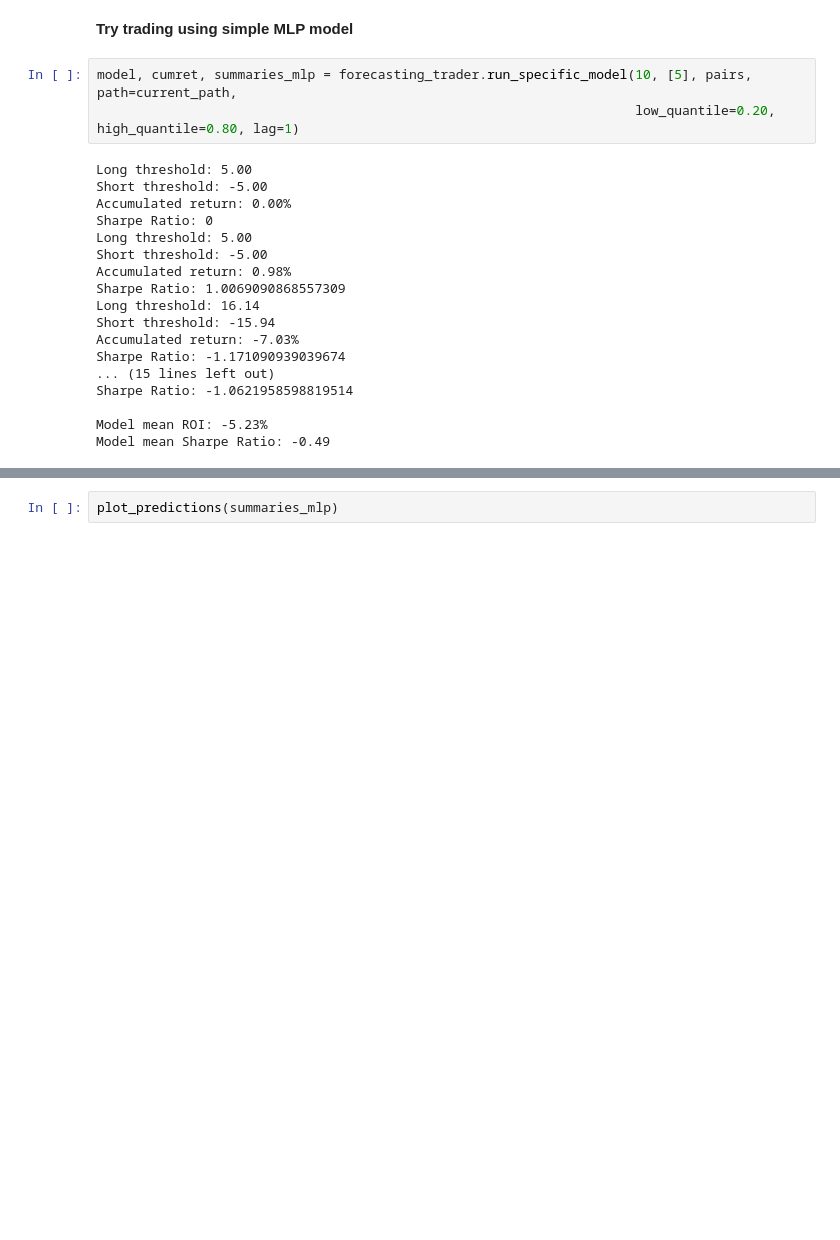
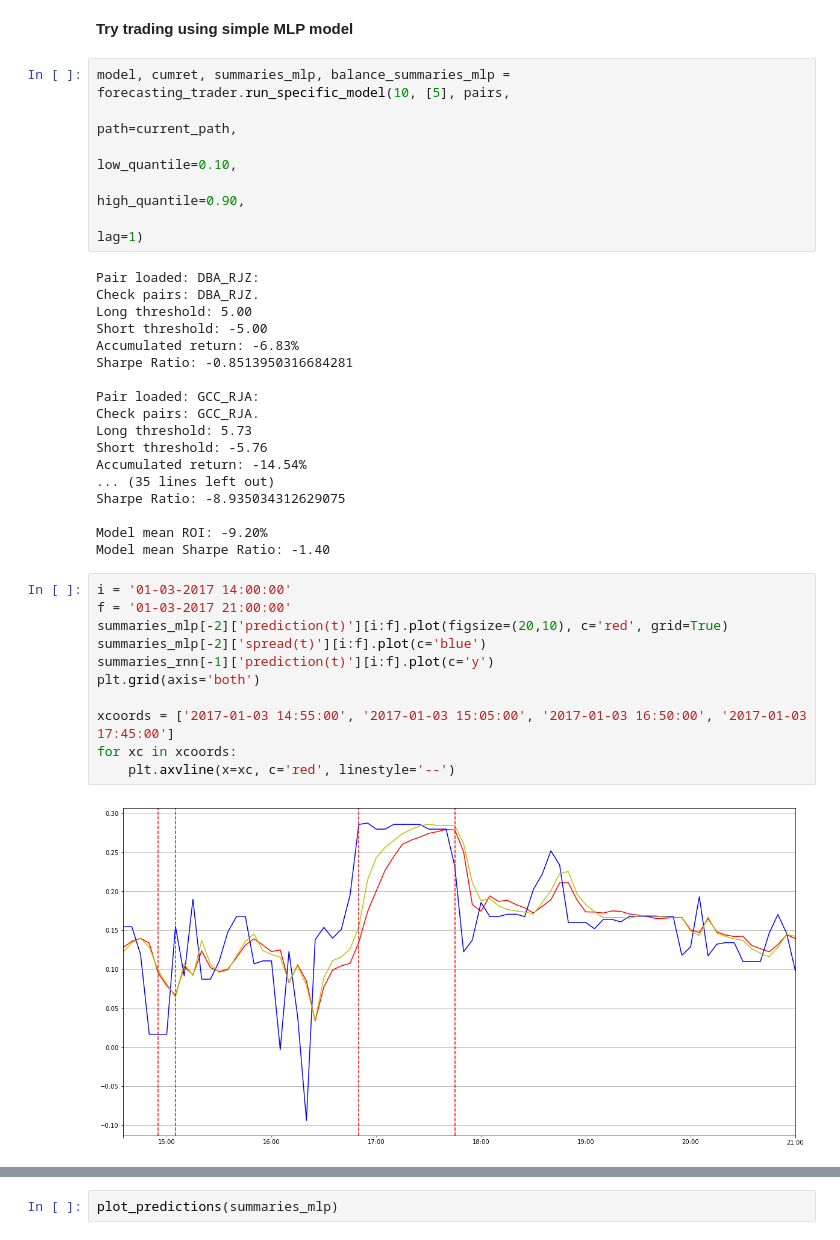
Before and after one commit to simaomsarmento/PairsTrading, a Jupyter notebook: PairsTrading_CommodityETFs-Forecasting_2009_2019.ipynb, the cells around one changed output, grey strips where cells are left out. Saved outputs shown, nothing was run; the diff lists cells and outputs as text; blank space fills up the shorter version.

```diff
--- a/PairsTrading_CommodityETFs-Forecasting_2009_2019.ipynb
+++ b/PairsTrading_CommodityETFs-Forecasting_2009_2019.ipynb
@@ -671,23 +657,39 @@ best_score
 # %% [markdown]
 **Try trading using simple MLP model**
 # %%
-model, cumret, summaries_mlp = forecasting_trader.run_specific_model(10, [5], pairs, path=current_path,
-                                                                     low_quantile=0.20, high_quantile=0.80, lag=1)
+model, cumret, summaries_mlp, balance_summaries_mlp = forecasting_trader.run_specific_model(10, [5], pairs,
+                                                                                            path=current_path,
+                                                                                            low_quantile=0.10,
+                                                                                            high_quantile=0.90,
+                                                                                            lag=1)
 # %% [output]
+Pair loaded: DBA_RJZ:
+Check pairs: DBA_RJZ.
 Long threshold: 5.00
 Short threshold: -5.00
-Accumulated return: 0.00%
-Sharpe Ratio: 0
-Long threshold: 5.00
-Short threshold: -5.00
-Accumulated return: 0.98%
-Sharpe Ratio: 1.0069090868557309
-Long threshold: 16.14
-Short threshold: -15.94
-Accumulated return: -7.03%
-Sharpe Ratio: -1.171090939039674
-... (15 lines left out)
-Sharpe Ratio: -1.0621958598819514
+Accumulated return: -6.83%
+Sharpe Ratio: -0.8513950316684281
 
-Model mean ROI: -5.23%
-Model mean Sharpe Ratio: -0.49
+Pair loaded: GCC_RJA:
+Check pairs: GCC_RJA.
+Long threshold: 5.73
+Short threshold: -5.76
+Accumulated return: -14.54%
+... (35 lines left out)
+Sharpe Ratio: -8.935034312629075
+
+Model mean ROI: -9.20%
+Model mean Sharpe Ratio: -1.40
+# %%
+i = '01-03-2017 14:00:00'
+f = '01-03-2017 21:00:00'
+summaries_mlp[-2]['prediction(t)'][i:f].plot(figsize=(20,10), c='red', grid=True)
+summaries_mlp[-2]['spread(t)'][i:f].plot(c='blue')
+summaries_rnn[-1]['prediction(t)'][i:f].plot(c='y')
+plt.grid(axis='both')
+
+xcoords = ['2017-01-03 14:55:00', '2017-01-03 15:05:00', '2017-01-03 16:50:00', '2017-01-03 17:45:00']
+for xc in xcoords:
+    plt.axvline(x=xc, c='red', linestyle='--')
+# %% [output]
+[figure, added]
```
Also changed, not shown: parts of 20 cells of this notebook, 4 other files.
